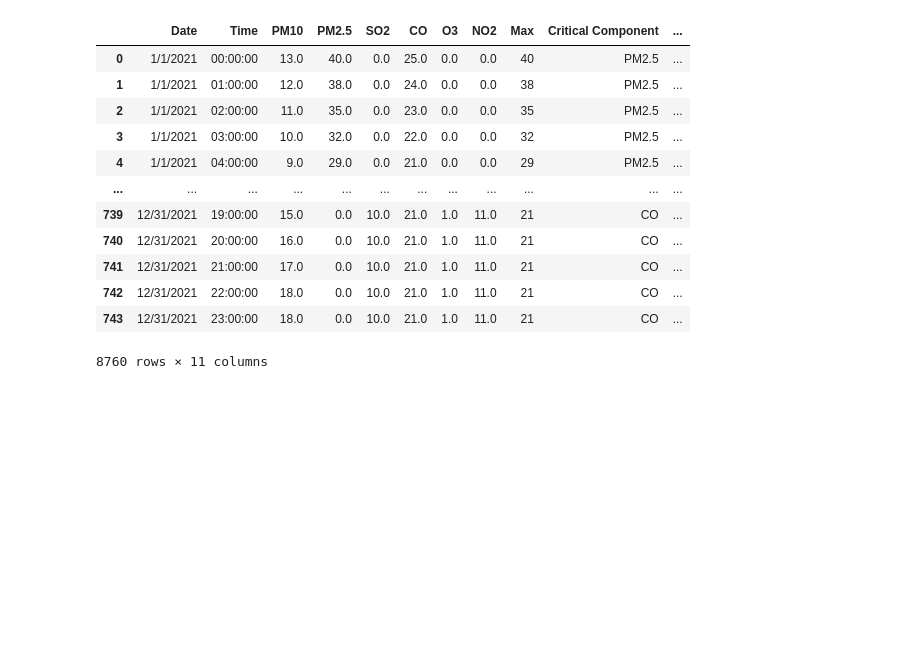
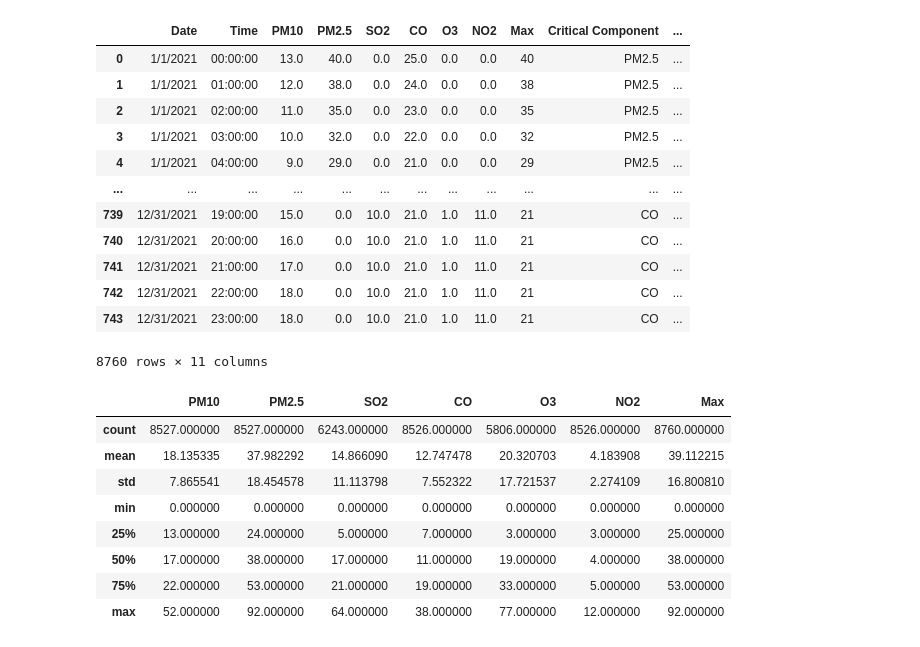
Before and after one commit to andidprastyo/Data-Analyst-Projects, a Jupyter notebook: Data Science/Yogyakarta Air Quality Analysis/analysis.ipynb, the cells around one changed output. Cells and saved outputs as stored; diff of their text form; code cells hidden in the pictures; blank space fills up the shorter version.

```diff
--- a/Data Science/Yogyakarta Air Quality Analysis/analysis.ipynb
+++ b/Data Science/Yogyakarta Air Quality Analysis/analysis.ipynb
@@ -39,3 +39,15 @@ df
 | 742 | 12/31/2021 | 22:00:00 | 18.0 | 0.0 | 10.0 | 21.0 | 1.0 | 11.0 | 21 | CO | ... |
 | 743 | 12/31/2021 | 23:00:00 | 18.0 | 0.0 | 10.0 | 21.0 | 1.0 | 11.0 | 21 | CO | ... |
 8760 rows × 11 columns
+# %%
+df.describe()
+# %% [output]
+|  | PM10 | PM2.5 | SO2 | CO | O3 | NO2 | Max |
+| count | 8527.000000 | 8527.000000 | 6243.000000 | 8526.000000 | 5806.000000 | 8526.000000 | 8760.000000 |
+| mean | 18.135335 | 37.982292 | 14.866090 | 12.747478 | 20.320703 | 4.183908 | 39.112215 |
+| std | 7.865541 | 18.454578 | 11.113798 | 7.552322 | 17.721537 | 2.274109 | 16.800810 |
+| min | 0.000000 | 0.000000 | 0.000000 | 0.000000 | 0.000000 | 0.000000 | 0.000000 |
+| 25% | 13.000000 | 24.000000 | 5.000000 | 7.000000 | 3.000000 | 3.000000 | 25.000000 |
+| 50% | 17.000000 | 38.000000 | 17.000000 | 11.000000 | 19.000000 | 4.000000 | 38.000000 |
+| 75% | 22.000000 | 53.000000 | 21.000000 | 19.000000 | 33.000000 | 5.000000 | 53.000000 |
+| max | 52.000000 | 92.000000 | 64.000000 | 38.000000 | 77.000000 | 12.000000 | 92.000000 |
```
Also changed, not shown: parts of 12 cells of this notebook.
